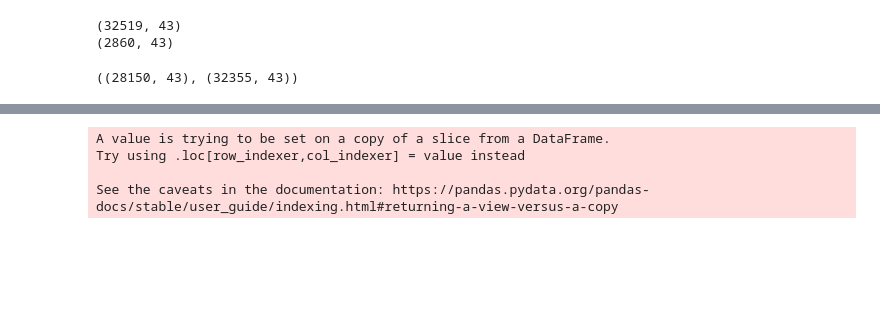
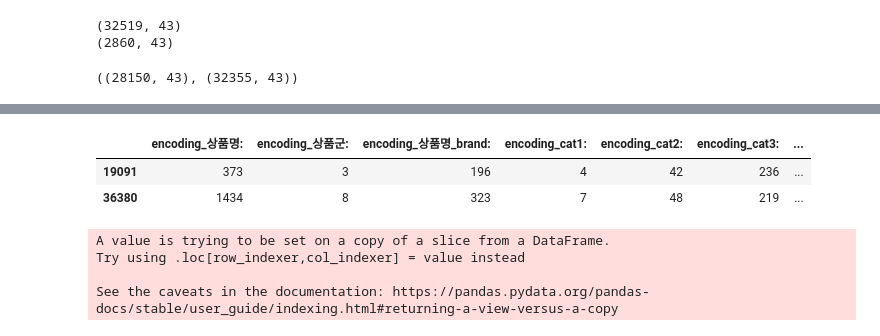
Before and after one commit to thinpig99/bigcon-NSHomeshopping, a Jupyter notebook: Individual-Code/WS/bc_ns_code_visualization_0922.ipynb, the cells around one changed output, grey strips where cells are left out. Cells and saved outputs as stored; diff of their text form; code cells hidden in the pictures; blank space fills up the shorter version.

```diff
--- a/Individual-Code/WS/bc_ns_code_visualization_0922.ipynb
+++ b/Individual-Code/WS/bc_ns_code_visualization_0922.ipynb
@@ -998,3 +973,11 @@ train_
+# %%
+train_[['encoding_상품명:', 'encoding_상품군:', 'encoding_상품명_brand:',
+       'encoding_cat1:', 'encoding_cat2:', 'encoding_cat3:',
+       'encoding_new_상품명:']].head(2)
+# %% [output]
+|  | encoding_상품명: | encoding_상품군: | encoding_상품명_brand: | encoding_cat1: | encoding_cat2: | encoding_cat3: | ... |
+| 19091 | 373 | 3 | 196 | 4 | 42 | 236 | ... |
+| 36380 | 1434 | 8 | 323 | 7 | 48 | 219 | ... |
 # %%
 # 라벨인코딩 숫자가 많아지니 함수로 만들어버립니다.
 
```
Also changed, not shown: parts of 12 cells of this notebook, 5 other files.
